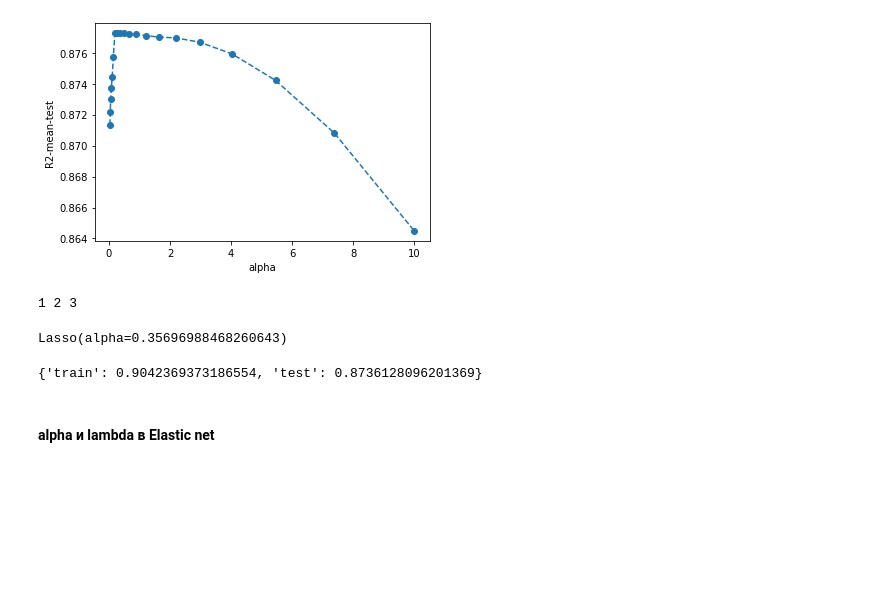
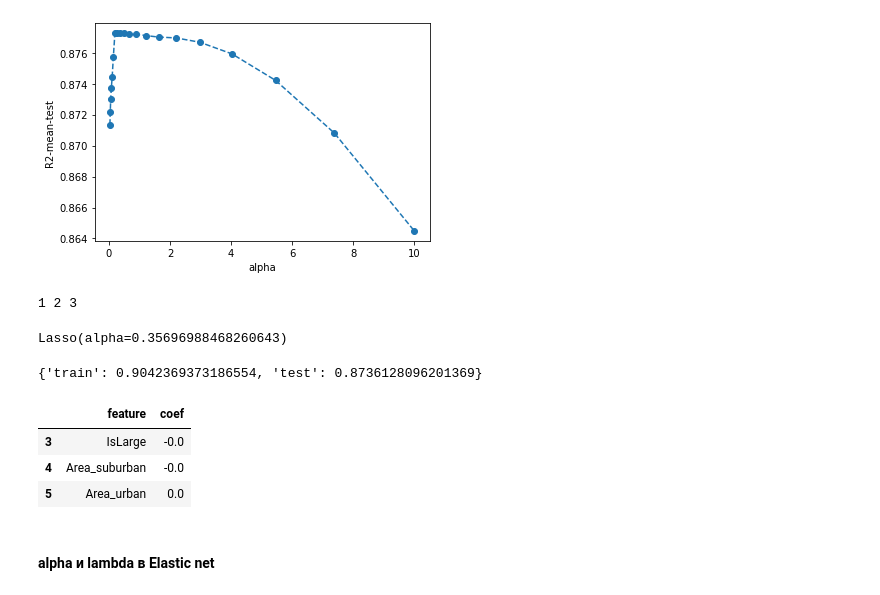
Before and after one commit to hse-python-mirec/dap_mirec_2022, a Jupyter notebook: seminar11/sem9_10_11_201_202_linreg_logreg_knn.ipynb, the cells around one changed output. Saved outputs shown, nothing was run; the diff lists cells and outputs as text; code cells hidden in the pictures; blank space fills up the shorter version.

```diff
--- a/seminar11/sem9_10_11_201_202_linreg_logreg_knn.ipynb
+++ b/seminar11/sem9_10_11_201_202_linreg_logreg_knn.ipynb
@@ -754,6 +754,15 @@ model.fit(X_train, y_train)
 }
 # %% [output]
 {'train': 0.9042369373186554, 'test': 0.8736128096201369}
+# %%
+coef_ = pd.DataFrame(list(zip(features,model.coef_)), columns=['feature','coef'])
+# %%
+coef_[np.abs(coef_['coef'])<0.00000001]
+# %% [output]
+|  | feature | coef |
+| 3 | IsLarge | -0.0 |
+| 4 | Area_suburban | -0.0 |
+| 5 | Area_urban | 0.0 |
 # %% [markdown]
 #### alpha и lambda в Elastic net
 # %%
```
Also changed, not shown: parts of 23 cells of this notebook.
